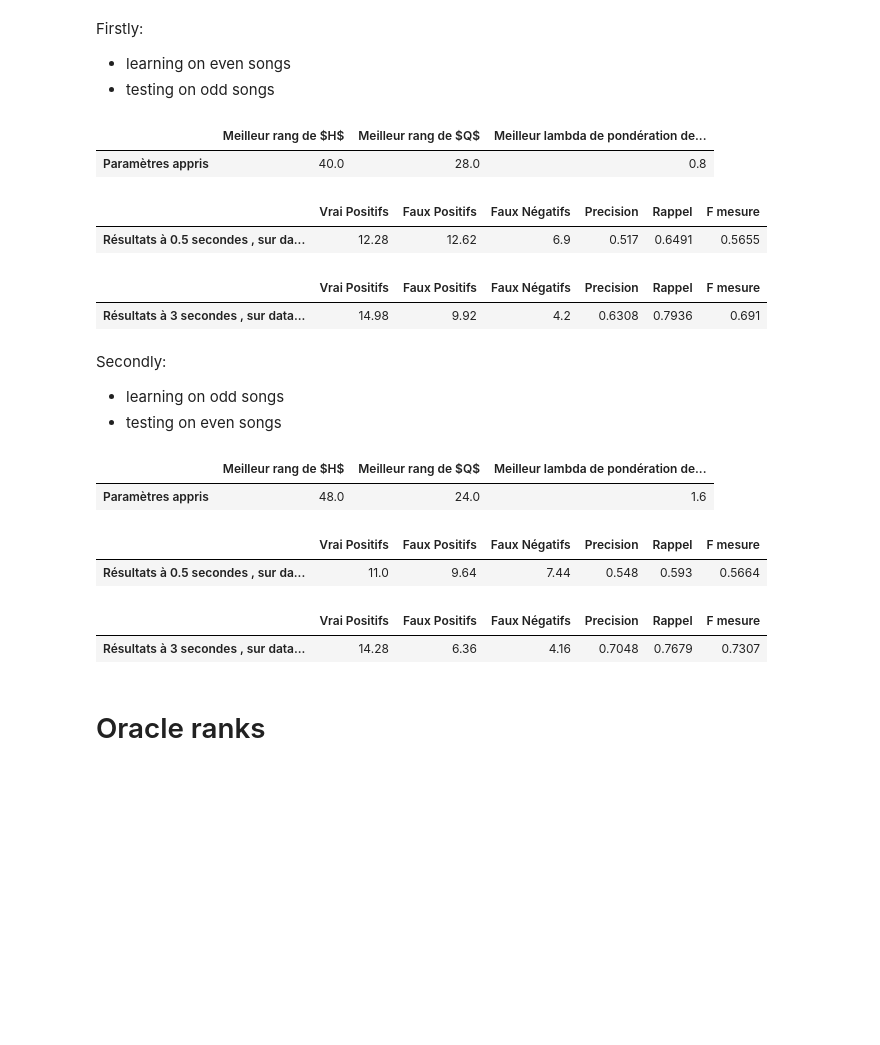
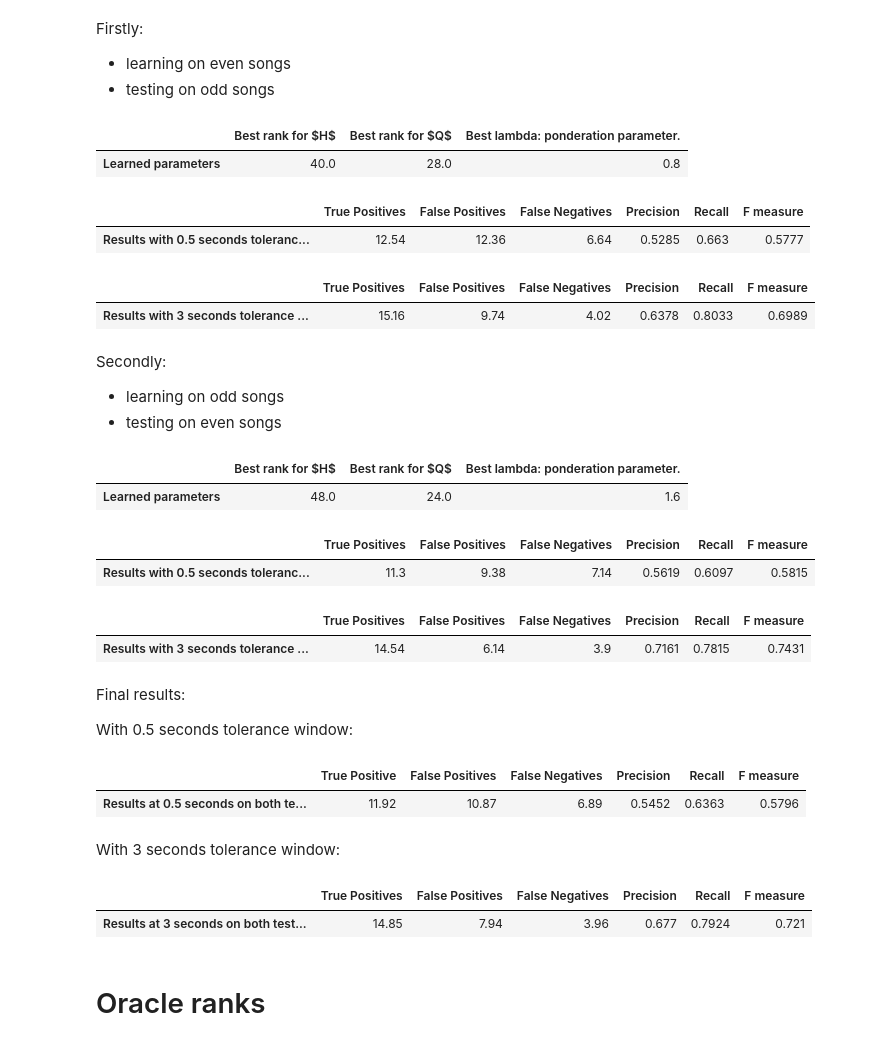
Before and after one commit to ax-le/MusicNTD, a Jupyter notebook: Notebooks/6.1 - Final Results for NTD.ipynb, the cells around one changed output. Cells and saved outputs as stored; diff of their text form; code cells hidden in the pictures; blank space fills up the shorter version.

```diff
--- a/Notebooks/6.1 - Final Results for NTD.ipynb
+++ b/Notebooks/6.1 - Final Results for NTD.ipynb
@@ -34,5 +34,6 @@ penalty_range = [i/10 for i in range(0,20)]
 # %% [markdown]
 Below is the convolution kernel we will use.
 # %%
-plot_me_this_spectrogram(as_seg.compute_all_kernels(10)[-1], title="Kernel", x_axis = None, y_axis = None)
+convolution_type = "eight_bands"
+plot_me_this_spectrogram(as_seg.compute_all_kernels(10, convolution_type = convolution_type)[-1], title="Kernel", x_axis = None, y_axis = None)
 # %% [output]
@@ -65,29 +66,48 @@ Firstly:
  - learning on even songs
  - testing on odd songs
 # %%
-best_param_even = test.several_ranks_with_cross_validation_of_param_RWC(learning_dataset = even_songs, testing_dataset = odd_songs,
-                                                      ranks_rhythm = ranks_rhythm, ranks_pattern = ranks_pattern, penalty_range = penalty_range, annotations_type = annotations_type, subdivision = subdivision, penalty_func = penalty_func)
+best_param_even, results_at_zero_five_even, results_at_three_even = test.several_ranks_with_cross_validation_of_param_RWC(learning_dataset = even_songs, testing_dataset = odd_songs,
+                                                      ranks_rhythm = ranks_rhythm, ranks_pattern = ranks_pattern, penalty_range = penalty_range, annotations_type = annotations_type, subdivision = subdivision, penalty_func = penalty_func, convolution_type = convolution_type)
 # %% [output]
-|  | Meilleur rang de $H$ | Meilleur rang de $Q$ | Meilleur lambda de pondération de... |
-| Paramètres appris | 40.0 | 28.0 | 0.8 |
+|  | Best rank for $H$ | Best rank for $Q$ | Best lambda: ponderation parameter. |
+| Learned parameters | 40.0 | 28.0 | 0.8 |
-|  | Vrai Positifs | Faux Positifs | Faux Négatifs | Precision | Rappel | F mesure |
-| Résultats à 0.5 secondes , sur da... | 12.28 | 12.62 | 6.9 | 0.517 | 0.6491 | 0.5655 |
+|  | True Positives | False Positives | False Negatives | Precision | Recall | F measure |
+| Results with 0.5 seconds toleranc... | 12.54 | 12.36 | 6.64 | 0.5285 | 0.663 | 0.5777 |
-|  | Vrai Positifs | Faux Positifs | Faux Négatifs | Precision | Rappel | F mesure |
-| Résultats à 3 secondes , sur data... | 14.98 | 9.92 | 4.2 | 0.6308 | 0.7936 | 0.691 |
+|  | True Positives | False Positives | False Negatives | Precision | Recall | F measure |
+| Results with 3 seconds tolerance ... | 15.16 | 9.74 | 4.02 | 0.6378 | 0.8033 | 0.6989 |
 # %% [markdown]
 Secondly:
  - learning on odd songs
  - testing on even songs
 # %%
-best_param_odd = test.several_ranks_with_cross_validation_of_param_RWC(learning_dataset = odd_songs, testing_dataset = even_songs,
-                                                      ranks_rhythm = ranks_rhythm, ranks_pattern = ranks_pattern, penalty_range = penalty_range, annotations_type = annotations_type, subdivision = subdivision, penalty_func = penalty_func)
+best_param_odd, results_at_zero_five_odd, results_at_three_odd = test.several_ranks_with_cross_validation_of_param_RWC(learning_dataset = odd_songs, testing_dataset = even_songs,
+                                                      ranks_rhythm = ranks_rhythm, ranks_pattern = ranks_pattern, penalty_range = penalty_range, annotations_type = annotations_type,
+                                                      subdivision = subdivision, penalty_func = penalty_func, convolution_type = convolution_type)
 # %% [output]
-|  | Meilleur rang de $H$ | Meilleur rang de $Q$ | Meilleur lambda de pondération de... |
-| Paramètres appris | 48.0 | 24.0 | 1.6 |
+|  | Best rank for $H$ | Best rank for $Q$ | Best lambda: ponderation parameter. |
+| Learned parameters | 48.0 | 24.0 | 1.6 |
-|  | Vrai Positifs | Faux Positifs | Faux Négatifs | Precision | Rappel | F mesure |
-| Résultats à 0.5 secondes , sur da... | 11.0 | 9.64 | 7.44 | 0.548 | 0.593 | 0.5664 |
+|  | True Positives | False Positives | False Negatives | Precision | Recall | F measure |
+| Results with 0.5 seconds toleranc... | 11.3 | 9.38 | 7.14 | 0.5619 | 0.6097 | 0.5815 |
-|  | Vrai Positifs | Faux Positifs | Faux Négatifs | Precision | Rappel | F mesure |
-| Résultats à 3 secondes , sur data... | 14.28 | 6.36 | 4.16 | 0.7048 | 0.7679 | 0.7307 |
+|  | True Positives | False Positives | False Negatives | Precision | Recall | F measure |
+| Results with 3 seconds tolerance ... | 14.54 | 6.14 | 3.9 | 0.7161 | 0.7815 | 0.7431 |
+# %% [markdown]
+Final results:
+
+With 0.5 seconds tolerance window:
+# %%
+test_mean_zero_five = [(results_at_zero_five_even[i] + results_at_zero_five_odd[i])/2 for i in range(6)]
+pd.DataFrame(test_mean_zero_five, index = ['True Positive','False Positives','False Negatives','Precision', 'Recall', 'F measure'], columns = ["Results at 0.5 seconds on both test datasets"]).T
+# %% [output]
+|  | True Positive | False Positives | False Negatives | Precision | Recall | F measure |
+| Results at 0.5 seconds on both te... | 11.92 | 10.87 | 6.89 | 0.5452 | 0.6363 | 0.5796 |
+# %% [markdown]
+With 3 seconds tolerance window:
+# %%
+test_mean_three = [(results_at_three_even[i] + results_at_three_odd[i])/2 for i in range(6)]
+pd.DataFrame(test_mean_three, index = ['True Positives','False Positives','False Negatives','Precision', 'Recall', 'F measure'], columns = ["Results at 3 seconds on both test datasets"]).T
+# %% [output]
+|  | True Positives | False Positives | False Negatives | Precision | Recall | F measure |
+| Results at 3 seconds on both test... | 14.85 | 7.94 | 3.96 | 0.677 | 0.7924 | 0.721 |
 # %% [markdown]
 # Oracle ranks
 # %% [markdown]
```
Also changed, not shown: parts of 14 cells of this notebook, 22 other files.
